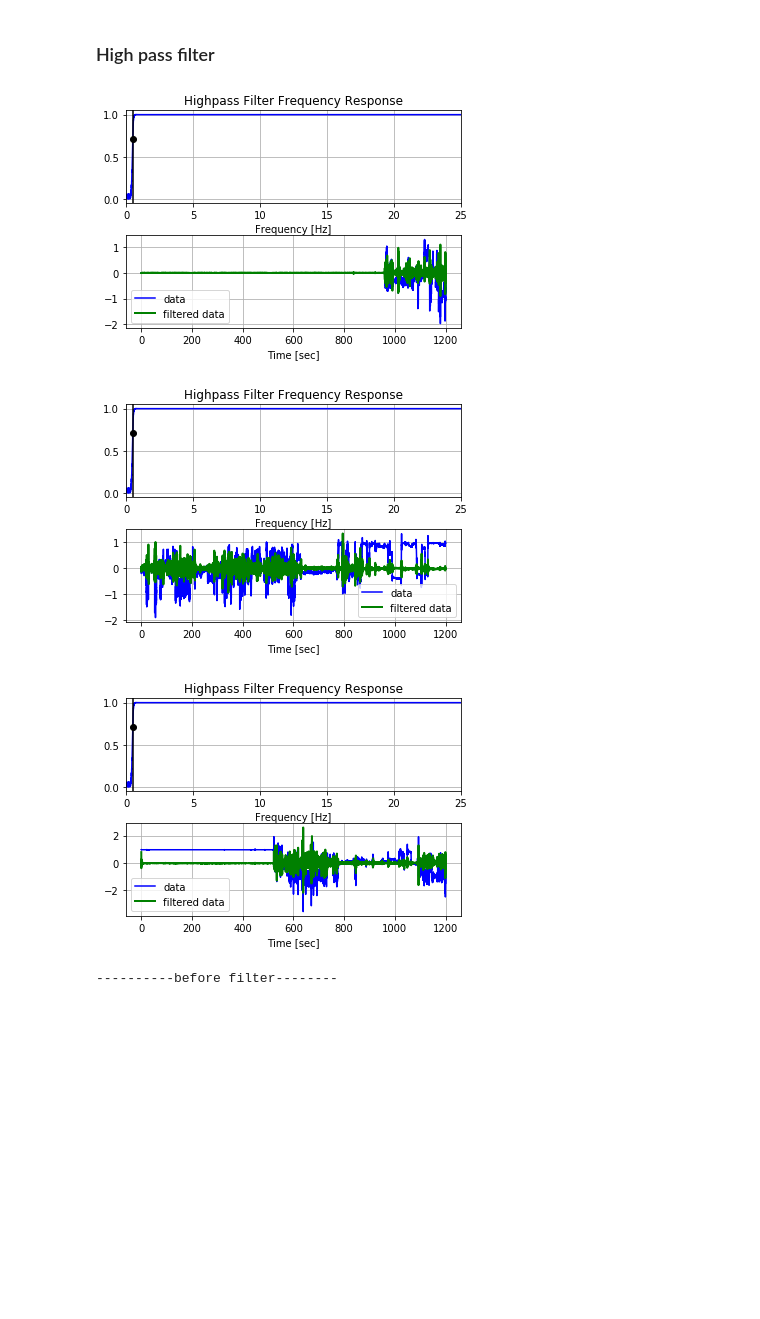
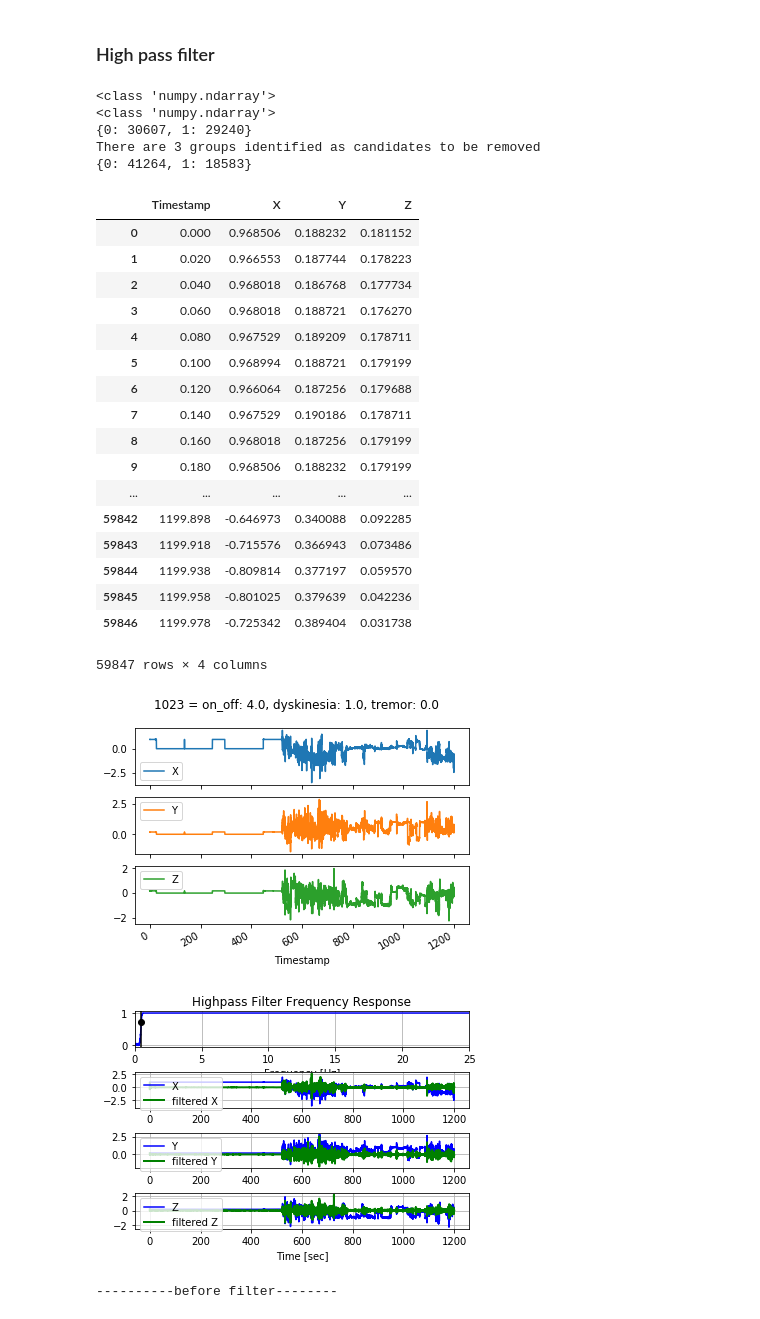
Before and after one commit to Mymoza/BeatPD-CLSP-JHU, a Jupyter notebook: analyze_data.ipynb, the cells around one changed output. Drawn from its saved outputs; the diff is of its cells as text; code cells hidden in the pictures; blank space fills up the shorter version.

```diff
--- a/analyze_data.ipynb
+++ b/analyze_data.ipynb
@@ -384,37 +473,59 @@ data_type='cis'
 
 # TODO: explain
 path_train_data, df_train_label = define_data_type(data_type=data_type)
 
 list_measurement_id=['5cf68c8e-0b7a-4b73-ad4f-015c7a20fb5a']
 
 list_measurement_id=['2e3a4c9c-ff01-4a28-bfcf-ce9b7633a39d']
 
 list_measurement_id=['2d852742-10a9-4c56-9f38-779f2cd66879',
 '4fc3c295-857f-4920-8fa5-f21bfdc7ab4f',
 'db2e053a-0fb8-4206-891a-6f079fb14e3a']
 
-#list_measurement_id=['db2e053a-0fb8-4206-891a-6f079fb14e3a']
+list_measurement_id=['db2e053a-0fb8-4206-891a-6f079fb14e3a']
 
 #list_measurement_id=['2d852742-10a9-4c56-9f38-779f2cd66879']
 # list_measurement_id=['5cf68c8e-0b7a-4b73-ad4f-015c7a20fb5a',
 #                      'cc7b822c-e310-46f0-a8ea-98c95fdb67a1',
 #                      '5163afe8-a6b0-4ea4-b2ba-9b4501dd5912',
 #                     'db2e053a-0fb8-4206-891a-6f079fb14e3a',
 #                     '2d852742-10a9-4c56-9f38-779f2cd66879',
 #                     '2e3a4c9c-ff01-4a28-bfcf-ce9b7633a39d', # no silence should be removed
 #                     '3cf49c01-0499-4bad-9167-67691711204a']
 
 df_train_label = interesting_patients(df_train_label=df_train_label, list_measurement_id=list_measurement_id)
 
 remove_inactivity_highpass(df_train_label, plot_frequency_response=True)
 #remove_inactivity_mean_offset(df_train_label)
 #path_no_silence_data = remove_silence_max(df_train_label)
 
 #plot_accelerometer(data_type=data_type, path_accelerometer_plots=path_save_accelerometer_plots, path_silence=path_no_silence_data)
 # %% [output]
+<class 'numpy.ndarray'>
+<class 'numpy.ndarray'>
+{0: 30607, 1: 29240}
+There are 3 groups identified as candidates to be removed
+{0: 41264, 1: 18583}
+|  | Timestamp | X | Y | Z |
+| 0 | 0.000 | 0.968506 | 0.188232 | 0.181152 |
+| 1 | 0.020 | 0.966553 | 0.187744 | 0.178223 |
+| 2 | 0.040 | 0.968018 | 0.186768 | 0.177734 |
+| 3 | 0.060 | 0.968018 | 0.188721 | 0.176270 |
+| 4 | 0.080 | 0.967529 | 0.189209 | 0.178711 |
+| 5 | 0.100 | 0.968994 | 0.188721 | 0.179199 |
+| 6 | 0.120 | 0.966064 | 0.187256 | 0.179688 |
+| 7 | 0.140 | 0.967529 | 0.190186 | 0.178711 |
+| 8 | 0.160 | 0.968018 | 0.187256 | 0.179199 |
+| 9 | 0.180 | 0.968506 | 0.188232 | 0.179199 |
+| ... | ... | ... | ... | ... |
+| 59842 | 1199.898 | -0.646973 | 0.340088 | 0.092285 |
+| 59843 | 1199.918 | -0.715576 | 0.366943 | 0.073486 |
+| 59844 | 1199.938 | -0.809814 | 0.377197 | 0.059570 |
+| 59845 | 1199.958 | -0.801025 | 0.379639 | 0.042236 |
+| 59846 | 1199.978 | -0.725342 | 0.389404 | 0.031738 |
+59847 rows × 4 columns
-[figure, old version]
+[figure, new version]
-[figure, old version]
+[figure, new version]
-[figure, removed]
 # %%
 data_type='cis'
 
```
Also changed, not shown: parts of 5 cells of this notebook.
